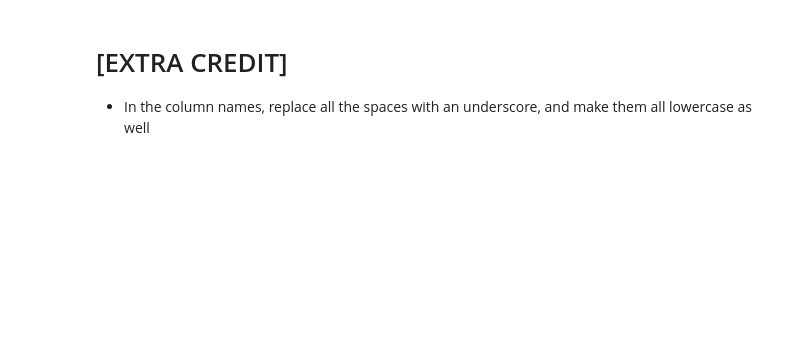
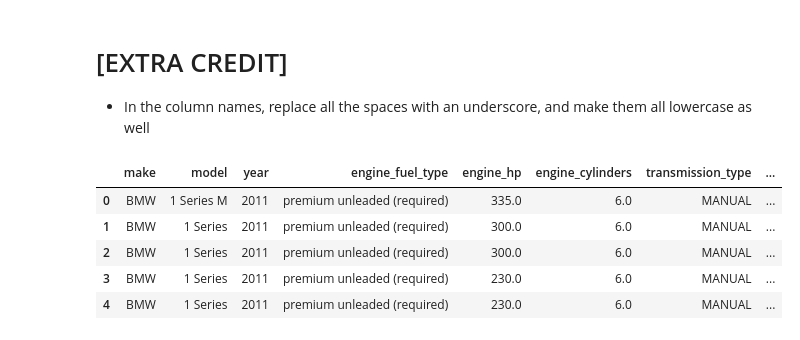
Before and after one commit to deepankarck2/2022-fall-data-science, a Jupyter notebook: Week-02-EDA/Exercise-EDA.ipynb, the cells around one changed output. Cells and saved outputs as stored; diff of their text form; code cells hidden in the pictures; blank space fills up the shorter version.

```diff
--- a/Week-02-EDA/Exercise-EDA.ipynb
+++ b/Week-02-EDA/Exercise-EDA.ipynb
@@ -436,3 +440,24 @@ Your answer here
 * In the column names, replace all the spaces with an underscore, and make them all lowercase as well
 # %%
 # * In the column names, replace all the spaces with an underscore, and make them all lowercase as well
+column_list = list(df.columns)
+
+def column_modify(column_list):
+    result = []
+    for column in column_list:
+        col = column.lower().split(" ")
+        add_underscore = "_".join(col)
+        result.append(add_underscore)
+    return result
+
+column_list = column_modify(column_list)
+df.columns = column_list
+
+df.head()
+# %% [output]
+|  | make | model | year | engine_fuel_type | engine_hp | engine_cylinders | transmission_type | ... |
+| 0 | BMW | 1 Series M | 2011 | premium unleaded (required) | 335.0 | 6.0 | MANUAL | ... |
+| 1 | BMW | 1 Series | 2011 | premium unleaded (required) | 300.0 | 6.0 | MANUAL | ... |
+| 2 | BMW | 1 Series | 2011 | premium unleaded (required) | 300.0 | 6.0 | MANUAL | ... |
+| 3 | BMW | 1 Series | 2011 | premium unleaded (required) | 230.0 | 6.0 | MANUAL | ... |
+| 4 | BMW | 1 Series | 2011 | premium unleaded (required) | 230.0 | 6.0 | MANUAL | ... |
```
Also changed, not shown: parts of 12 cells of this notebook.
